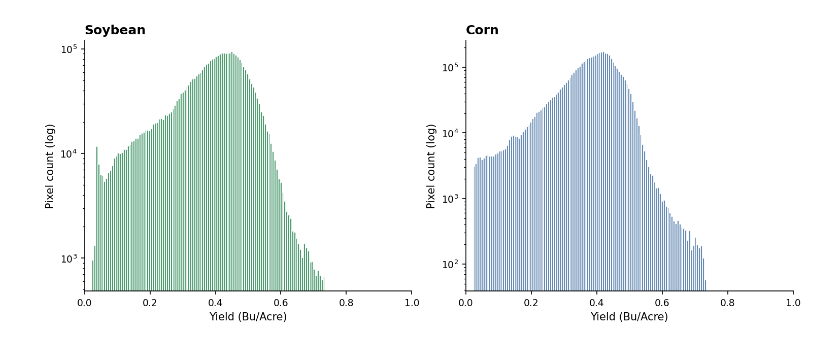
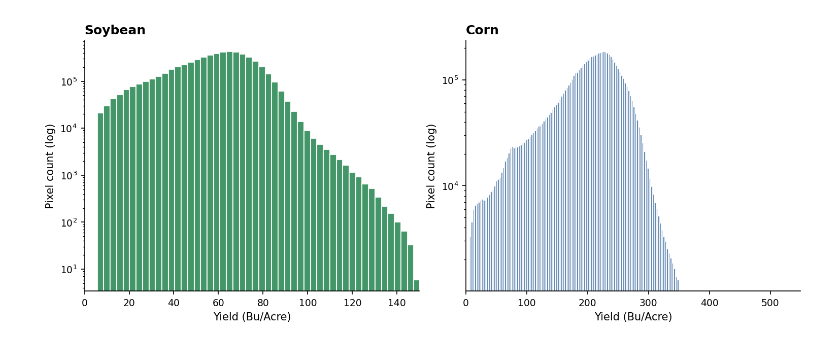
Before and after one commit to baskargroup/ISA_Yield, a Jupyter notebook: data_test.ipynb, the cells around one changed output. Saved outputs shown, nothing was run; the diff lists cells and outputs as text; code cells hidden in the pictures.

```diff
--- a/data_test.ipynb
+++ b/data_test.ipynb
@@ -104,7 +108,7 @@ for root, dirs, files in os.walk(root_dir):
             except Exception as e:
                 print(f"Unexpected error with {file_path}: {e}")
 # %%
-root_dir = './unprocessed_data/yield_geotiffs'
+root_dir = './processed_data_biweekly_12/yield_geotiffs'
 cnt = 0
 """
 Walk through subfolders, read GeoTIFF files, and print their shapes.
@@ -140,7 +247,7 @@ gpd.read_parquet('Yield_2024.parquet')
 # %%
 import os
 
-folder_path = 'processed_data_biweekly_1/S1GRD'
+folder_path = 'processed_data_biweekly_12/S1GRD'
 
 soybean_count = 0
 corn_count = 0
@@ -514,63 +624,54 @@ import matplotlib as mpl
 import os
 import numpy as np
 import matplotlib.pyplot as plt
-# Paper-ready: read val lists, match yield files, aggregate pixels, and save high-quality side-by-side plots.
-splits_dir = globals().get("splits_dir", "./processed_data_biweekly_12")
-lists = {
-    "Soybean": os.path.join(splits_dir, "val_soybean.txt"),
-    "Corn": os.path.join(splits_dir, "val_corn.txt"),
-}
-yields_dir = os.path.join(splits_dir, "yield_geotiffs")
+import re
+import rasterio
+# Paper-ready: read all yield files from unprocessed_data/yield_geotiffs, aggregate pixels by crop, and save high-quality side-by-side plots.
+yields_dir = "./unprocessed_data/yield_geotiffs"
 out_dir = "figures"
 os.makedirs(out_dir, exist_ok=True)
 
-def read_list(path):
-    if not os.path.isfile(path):
-        return []
-    with open(path, "r", encoding="utf-8") as f:
-        return [ln.strip() for ln in f if ln.strip()]
+# Aggregate pixel values per crop by reading all files in yield_geotiffs
+results = {"Soybean": [], "Corn": []}
+file_counts = {"Soybean": 0, "Corn": 0}
 
-def find_match(name):
-    name_l = name.lower()
-    for root, _, files in os.walk(yields_dir):
-        for fn in files:
-            base = os.path.splitext(fn)[0].lower()
-            if name_l == base or name_l in base:
-                return os.path.join(root, fn)
-    return None
+for root, _, files in os.walk(yields_dir):
+    for file in files:
+        if file.lower().endswith(('.tif', '.tiff')):
+            file_path = os.path.join(root, file)
 
-# Aggregate pixel values per crop
-results = {}
-for crop, path in lists.items():
-    names = read_list(path)
-    vals = []
-    found = 0
-    for name in names:
-        match = find_match(name)
-        if not match:
-            continue
-        found += 1
-        try:
-            if match.lower().endswith(('.tif', '.tiff')):
-                with rasterio.open(match) as ds:
+            # Determine crop from filename
+            if 'soybean' in file.lower():
+                crop = 'Soybean'
+            elif 'corn' in file.lower():
+                crop = 'Corn'
+            else:
+                continue  # Skip files that don't match either crop
+
+            file_counts[crop] += 1
+
+            try:
+                with rasterio.open(file_path) as ds:
                     data = ds.read().astype(np.float32).ravel()
                     if ds.nodata is not None:
                         data = data[data != ds.nodata]
-            elif match.lower().endswith('.npy'):
-                data = np.load(match).ravel().astype(np.float32)
-            else:
-                with rasterio.open(match) as ds:
-                    data = ds.read().astype(np.float32).ravel()
-            data = data[np.isfinite(data)]
-            if data.size:
-                vals.append(data)
-        except Exception as e:
-            print(f"Error reading {match}: {e}")
-    if vals:
-        results[crop] = np.concatenate(vals)
+
+                data = data[np.isfinite(data)]
+                if data.size:
+                    results[crop].append(data)
+            except Exception as e:
+                print(f"Error reading {file_path}: {e}")
+
+# Convert lists to concatenated arrays
+for crop in results:
+    if results[crop]:
+        results[crop] = np.concatenate(results[crop])
     else:
         results[crop] = np.array([], dtype=np.float32)
-    print(f"{crop}: found {found}/{len(names)} listed files (aggregated pixels: {results[crop].size:,})")
+    print(f"{crop}: found {file_counts[crop]} files (aggregated pixels: {results[crop].size:,})")
+    if results[crop].size > 0:
+        print(f"  Min: {np.min(results[crop]):.2f}, Max: {np.max(results[crop]):.2f}")
+        print(f"  Mean: {np.mean(results[crop]):.2f}, Median: {np.median(results[crop]):.2f}")
 
 # Paper-style plotting
 mpl.rcParams.update({
@@ -640,9 +741,9 @@ for ax, (crop, data) in zip(axes, results.items()):
     mean = np.mean(data)
     med = np.median(data)
     if crop == "Soybean":
-        ax.set_xlim(0, 1)
+        ax.set_xlim(0, 150)
     else:
-        ax.set_xlim(0, 1)
+        ax.set_xlim(0,550)
     # # vertical lines for median and mean (on the positive histogram range)
     # if med > 0:
     #     ax.axvline(med, color="#E45756", linestyle="--", linewidth=1.2, label=f"median={med:.1f}")
@@ -662,7 +763,7 @@ for ax, (crop, data) in zip(axes, results.items()):
     #     ax.set_xlim(x_lo, x_hi)
 
 # Save high-quality files
-fig.savefig(os.path.join(out_dir, "yield_distributions_side_by_side_val.png"), dpi=300, bbox_inches="tight")
-fig.savefig(os.path.join(out_dir, "yield_distributions_side_by_side_val.pdf"), bbox_inches="tight")
+fig.savefig(os.path.join(out_dir, "yield_distributions_side_by_side_all.png"), dpi=300, bbox_inches="tight")
+fig.savefig(os.path.join(out_dir, "yield_distributions_side_by_side_all.pdf"), bbox_inches="tight")
 plt.show()
 # %% [output]
@@ -671 +776 @@ Corn: found 102/102 listed files (aggregated pixels: 5,117,952)
-[figure, old version]
+[figure, new version]
```
Also changed, not shown: parts of 8 cells of this notebook, 4 other files.
